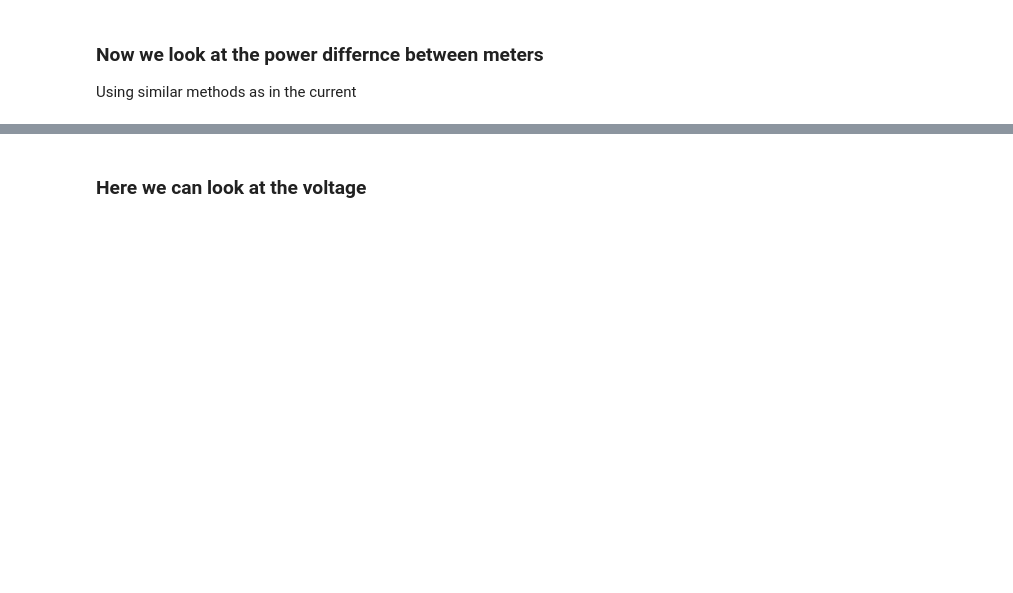
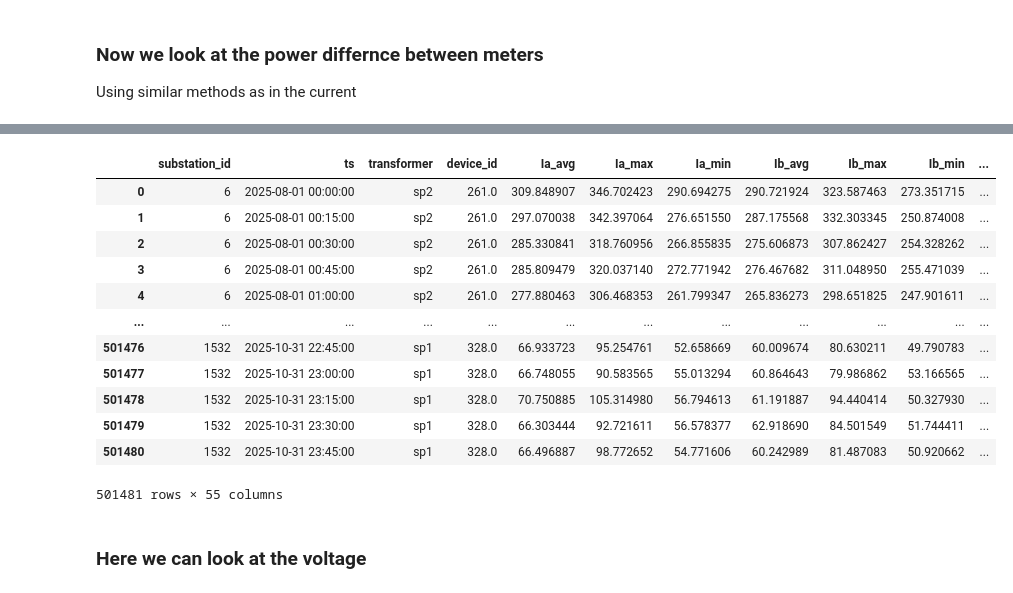
Before and after one commit to MindisBlank/Jasonaq_thesis, a Jupyter notebook: notebooks/smartmeter_vs_janitza.ipynb, the cells around one changed output, grey strips where cells are left out. Cells and saved outputs as stored; diff of their text form; code cells hidden in the pictures; blank space fills up the shorter version.

```diff
--- a/notebooks/smartmeter_vs_janitza.ipynb
+++ b/notebooks/smartmeter_vs_janitza.ipynb
@@ -1306,2 +1306,18 @@ plot_analysis_active_power(df_sub, k_fitted, CONFIG, df_metrics)
+# %%
+df_jn_final
+# %% [output]
+|  | substation_id | ts | transformer | device_id | Ia_avg | Ia_max | Ia_min | Ib_avg | Ib_max | Ib_min | ... |
+| 0 | 6 | 2025-08-01 00:00:00 | sp2 | 261.0 | 309.848907 | 346.702423 | 290.694275 | 290.721924 | 323.587463 | 273.351715 | ... |
+| 1 | 6 | 2025-08-01 00:15:00 | sp2 | 261.0 | 297.070038 | 342.397064 | 276.651550 | 287.175568 | 332.303345 | 250.874008 | ... |
+| 2 | 6 | 2025-08-01 00:30:00 | sp2 | 261.0 | 285.330841 | 318.760956 | 266.855835 | 275.606873 | 307.862427 | 254.328262 | ... |
+| 3 | 6 | 2025-08-01 00:45:00 | sp2 | 261.0 | 285.809479 | 320.037140 | 272.771942 | 276.467682 | 311.048950 | 255.471039 | ... |
+| 4 | 6 | 2025-08-01 01:00:00 | sp2 | 261.0 | 277.880463 | 306.468353 | 261.799347 | 265.836273 | 298.651825 | 247.901611 | ... |
+| ... | ... | ... | ... | ... | ... | ... | ... | ... | ... | ... | ... |
+| 501476 | 1532 | 2025-10-31 22:45:00 | sp1 | 328.0 | 66.933723 | 95.254761 | 52.658669 | 60.009674 | 80.630211 | 49.790783 | ... |
+| 501477 | 1532 | 2025-10-31 23:00:00 | sp1 | 328.0 | 66.748055 | 90.583565 | 55.013294 | 60.864643 | 79.986862 | 53.166565 | ... |
+| 501478 | 1532 | 2025-10-31 23:15:00 | sp1 | 328.0 | 70.750885 | 105.314980 | 56.794613 | 61.191887 | 94.440414 | 50.327930 | ... |
+| 501479 | 1532 | 2025-10-31 23:30:00 | sp1 | 328.0 | 66.303444 | 92.721611 | 56.578377 | 62.918690 | 84.501549 | 51.744411 | ... |
+| 501480 | 1532 | 2025-10-31 23:45:00 | sp1 | 328.0 | 66.496887 | 98.772652 | 54.771606 | 60.242989 | 81.487083 | 50.920662 | ... |
+501481 rows × 55 columns
 # %% [markdown]
 ### Here we can look at the voltage
```
Also changed, not shown: parts of 2 cells of this notebook, 2 other files.
